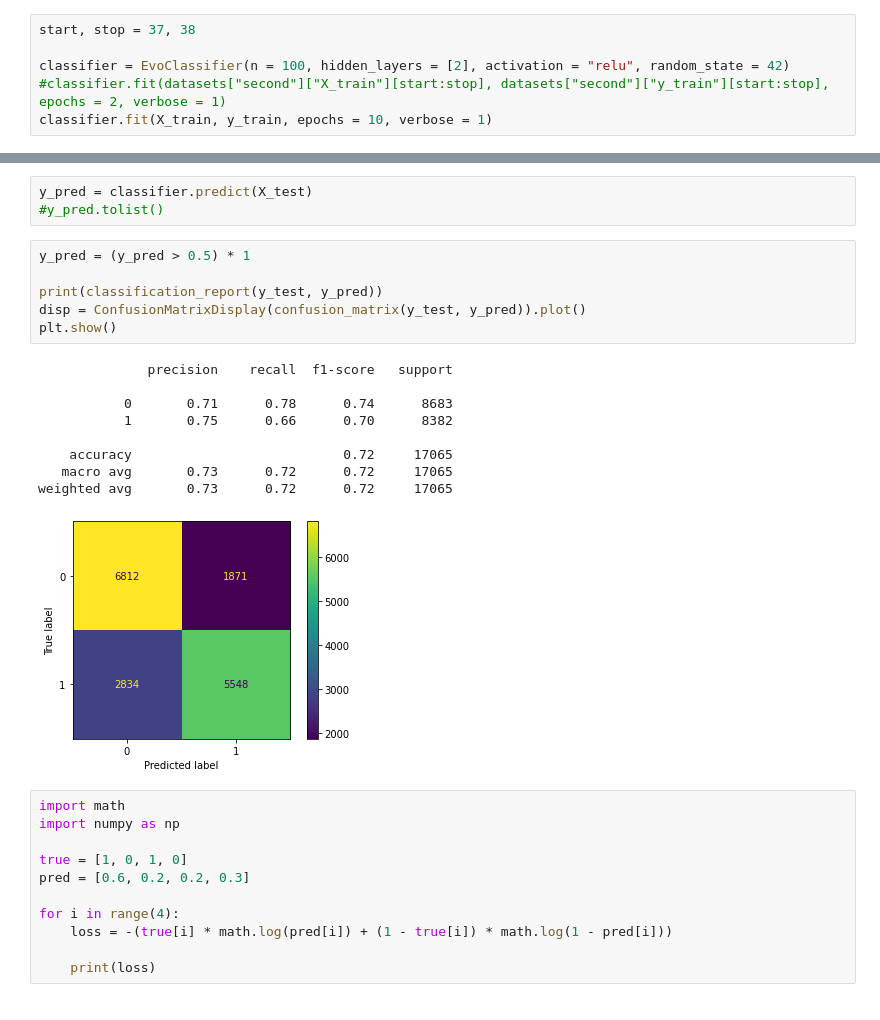
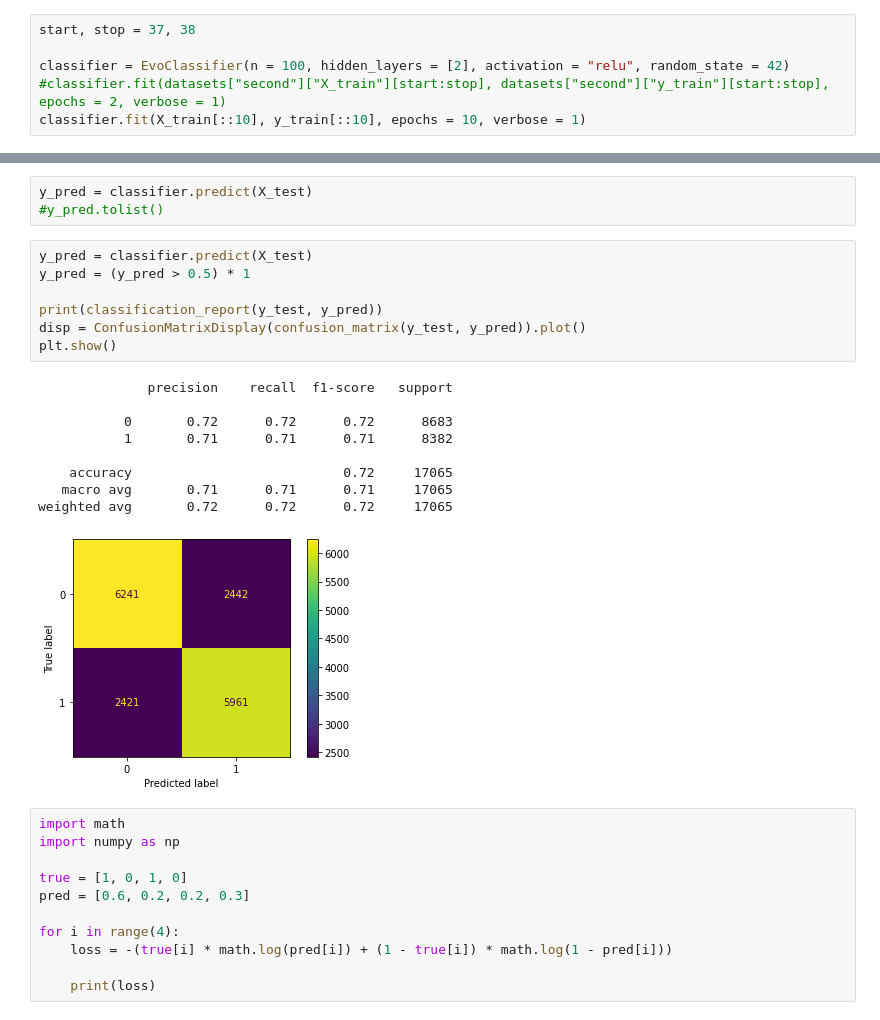
Before and after one commit to DanielPeterssonAI/Deep-learning-Daniel-Petersson, a Jupyter notebook: 2.ipynb, the cells around one changed output, grey strips where cells are left out. Drawn from its saved outputs; the diff is of its cells as text.

```diff
--- a/2.ipynb
+++ b/2.ipynb
@@ -180,5 +184,5 @@ start, stop = 37, 38
 
 classifier = EvoClassifier(n = 100, hidden_layers = [2], activation = "relu", random_state = 42)
 #classifier.fit(datasets["second"]["X_train"][start:stop], datasets["second"]["y_train"][start:stop], epochs = 2, verbose = 1)
-classifier.fit(X_train, y_train, epochs = 10, verbose = 1)
+classifier.fit(X_train[::10], y_train[::10], epochs = 10, verbose = 1)
 # %% [output]
@@ -193,21 +198,22 @@ Epoch 9 - loss: 0.3191281428301951
 y_pred = classifier.predict(X_test)
 #y_pred.tolist()
 # %%
+y_pred = classifier.predict(X_test)
 y_pred = (y_pred > 0.5) * 1
 
 print(classification_report(y_test, y_pred))
 disp = ConfusionMatrixDisplay(confusion_matrix(y_test, y_pred)).plot()
 plt.show()
 # %% [output]
               precision    recall  f1-score   support
 
-           0       0.71      0.78      0.74      8683
-           1       0.75      0.66      0.70      8382
+           0       0.72      0.72      0.72      8683
+           1       0.71      0.71      0.71      8382
 
     accuracy                           0.72     17065
-   macro avg       0.73      0.72      0.72     17065
-weighted avg       0.73      0.72      0.72     17065
+   macro avg       0.71      0.71      0.71     17065
+weighted avg       0.72      0.72      0.72     17065
-[figure, old version]
+[figure, new version]
 # %%
 import math
 import numpy as np
```
Also changed, not shown: parts of 8 cells of this notebook, 5 other files.
